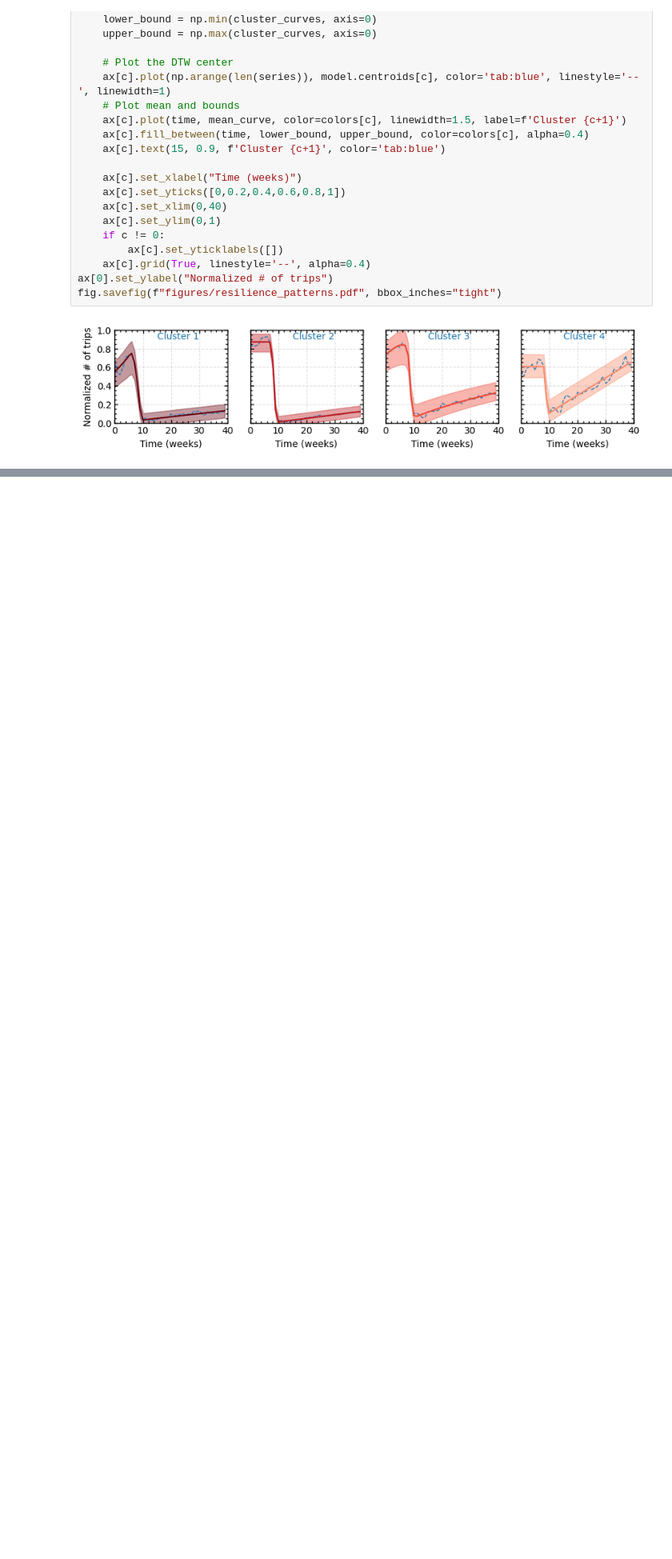
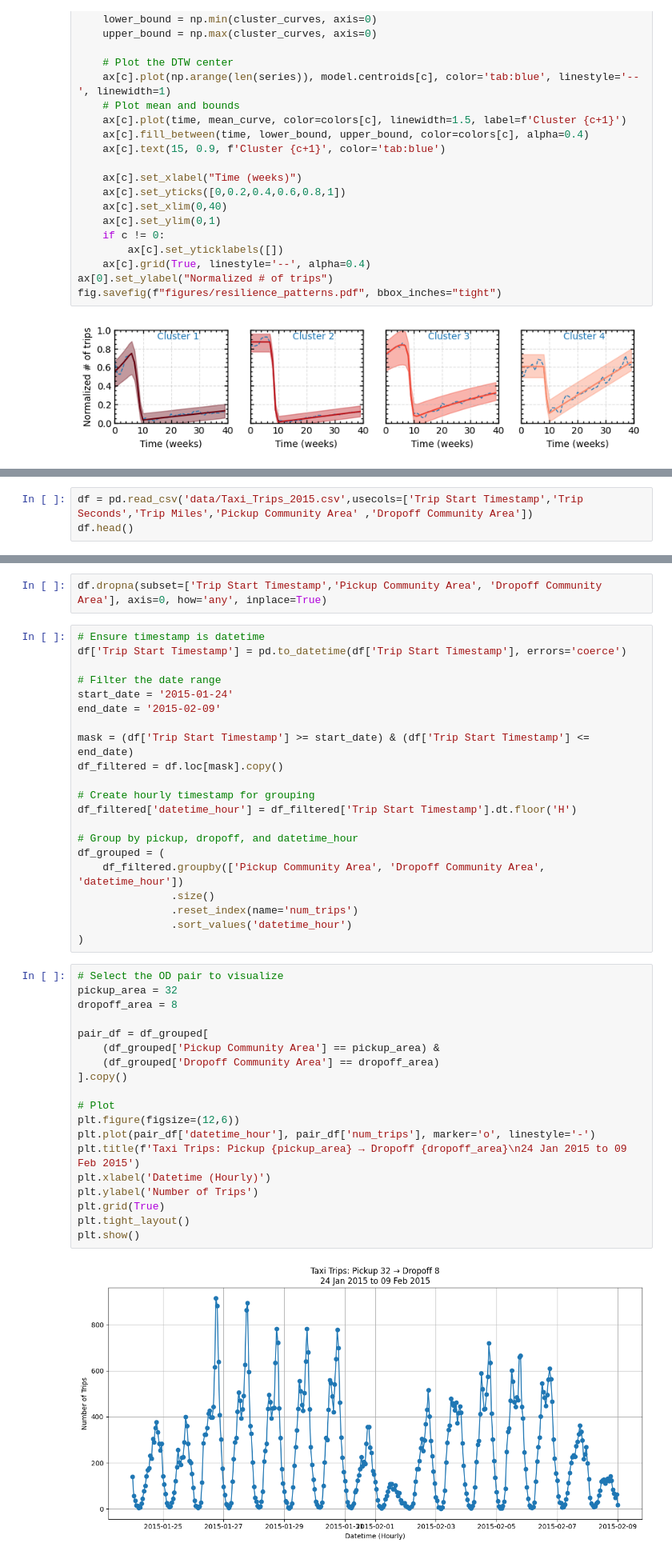
Before and after one commit to LastStriker11/disruptive_taxi_demand, a Jupyter notebook: taxi_week.ipynb, the cells around one changed output, grey strips where cells are left out. Shown at 80% size. Cells and saved outputs as stored; diff of their text form; blank space fills up the shorter version.

Commit message:
conceptual figures

```diff
--- a/taxi_week.ipynb
+++ b/taxi_week.ipynb
@@ -624,0 +627,3 @@ fig.savefig(f"figures/resilience_patterns.pdf", bbox_inches="tight")
+# %%
+df = pd.read_csv('data/Taxi_Trips_2015.csv',usecols=['Trip Start Timestamp','Trip Seconds','Trip Miles','Pickup Community Area' ,'Dropoff Community Area'])
+df.head()
@@ -624,0 +637,44 @@ fig.savefig(f"figures/resilience_patterns.pdf", bbox_inches="tight")
+# %%
+df.dropna(subset=['Trip Start Timestamp','Pickup Community Area', 'Dropoff Community Area'], axis=0, how='any', inplace=True)
+# %%
+# Ensure timestamp is datetime
+df['Trip Start Timestamp'] = pd.to_datetime(df['Trip Start Timestamp'], errors='coerce')
+
+# Filter the date range
+start_date = '2015-01-24'
+end_date = '2015-02-09'
+
+mask = (df['Trip Start Timestamp'] >= start_date) & (df['Trip Start Timestamp'] <= end_date)
+df_filtered = df.loc[mask].copy()
+
+# Create hourly timestamp for grouping
+df_filtered['datetime_hour'] = df_filtered['Trip Start Timestamp'].dt.floor('H')
+
+# Group by pickup, dropoff, and datetime_hour
+df_grouped = (
+    df_filtered.groupby(['Pickup Community Area', 'Dropoff Community Area', 'datetime_hour'])
+               .size()
+               .reset_index(name='num_trips')
+               .sort_values('datetime_hour')
+)
+# %%
+# Select the OD pair to visualize
+pickup_area = 32
+dropoff_area = 8
+
+pair_df = df_grouped[
+    (df_grouped['Pickup Community Area'] == pickup_area) &
+    (df_grouped['Dropoff Community Area'] == dropoff_area)
+].copy()
+
+# Plot
+plt.figure(figsize=(12,6))
+plt.plot(pair_df['datetime_hour'], pair_df['num_trips'], marker='o', linestyle='-')
+plt.title(f'Taxi Trips: Pickup {pickup_area} → Dropoff {dropoff_area}\n24 Jan 2015 to 09 Feb 2015')
+plt.xlabel('Datetime (Hourly)')
+plt.ylabel('Number of Trips')
+plt.grid(True)
+plt.tight_layout()
+plt.show()
+# %% [output]
+[figure, added]
```
Also changed, not shown: parts of 5 cells of this notebook, 18 other files.
